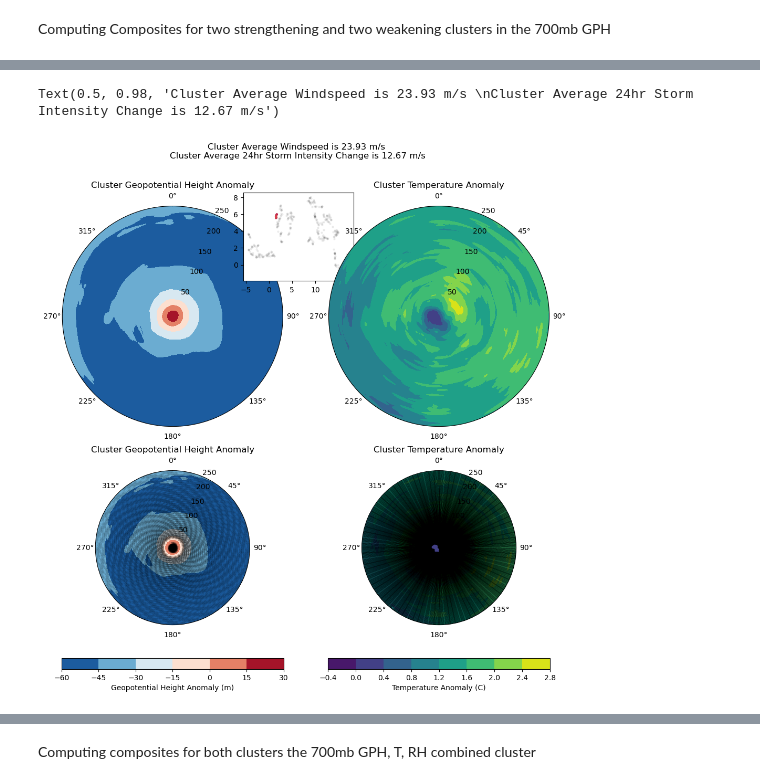
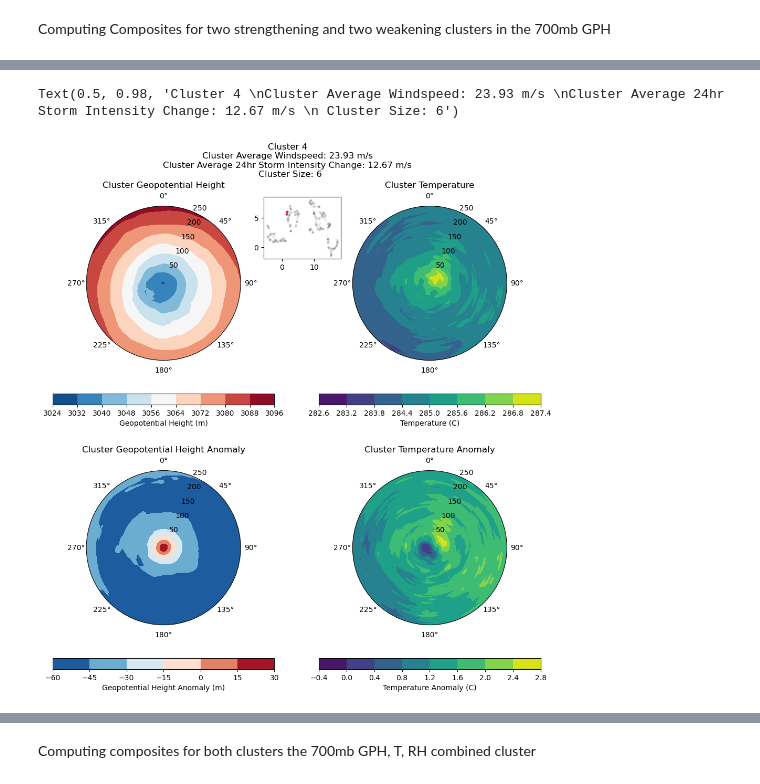
Before and after one commit to ArcticOctopi/Dimensional-Reduction-in-Tropical-Cyclones, a Jupyter notebook: UMAP_processing_workflow.ipynb, the cells around one changed output, grey strips where cells are left out. Drawn from its saved outputs; the diff is of its cells as text; code cells hidden in the pictures.

Commit message:
Updated cluster plots. Added Storm location by cluster

```diff
--- a/UMAP_processing_workflow.ipynb
+++ b/UMAP_processing_workflow.ipynb
@@ -683,7 +627,7 @@ sig_lower_y_t = sig_lower_t[1]/2
 # %%
-title = 'Test'
 UMAP_embedding = embedding_GH700_n5
 
+cluster_name = 'Cluster 4'
 fig, ax = plt.subplots(nrows = 2, ncols = 2, figsize=(12, 12), subplot_kw= {'projection':'polar'})
 Theta, R = np.meshgrid(angle, radius)
 height_im = ax[0,0].contourf(angle, radius, cluster_field_mean_gh.T, cmap = 'RdBu_r')
@@ -691,46 +635,46 @@ height_im = ax[0,0].contourf(angle, radius, cluster_field_mean_gh.T, cmap = 'RdB
 # ax[0,0].scatter(sig_lower_x_gh[::50], sig_lower_y_gh[::50], alpha = 0.1, color = 'black', marker = 'x', s = 10)
 ax[0,0].grid(False)
 ax[0,0].set_theta_direction(-1)
 ax[0,0].set_theta_offset(np.pi/2)
-ax[0,0].set_title('Cluster Geopotential Height Anomaly')
-fig.colorbar(height_im, ax = ax[1,0], location = 'bottom', label = 'Geopotential Height Anomaly (m)')
+ax[0,0].set_title('Cluster Geopotential Height')
+fig.colorbar(height_im, ax = ax[0,0], location = 'bottom', label = 'Geopotential Height (m)')
 
 temp_im = ax[0,1].contourf(angle, radius, cluster_field_mean_t.T, cmap = 'viridis')
 # ax[0,1].scatter(sig_upper_x_t[::60], sig_upper_y_t[::60], alpha = 0.15, color = 'black', marker = '*', s = 5)
 # ax[0,1].scatter(sig_lower_x_t[::60], sig_lower_y_t[::60], alpha = 0.15, color = 'black', marker = '*', s = 5)
 ax[0,1].grid(False)
 ax[0,1].set_theta_direction(-1)
 ax[0,1].set_theta_offset(np.pi/2)
-ax[0,1].set_title('Cluster Temperature Anomaly')
-fig.colorbar(temp_im, ax = ax[1,1], location = 'bottom', label = 'Temperature Anomaly (C)')
+ax[0,1].set_title('Cluster Temperature')
+fig.colorbar(temp_im, ax = ax[0,1], location = 'bottom', label = 'Temperature (C)')
 
-ax00_inset = ax[0,0].inset_axes([.82, .66, .5, .4])
+ax00_inset = ax[0,0].inset_axes([1.15, .66, .5, .4])
 ax00_inset.scatter(UMAP_embedding[:,0], UMAP_embedding[:,1],color = 'black', s = 5, alpha = 0.05)
 ax00_inset.scatter(UMAP_embedding[composite_filter,0], UMAP_embedding[composite_filter,1],
                    c = cluster_winds, cmap = 'Spectral', s = 5,
                    vmin = windspeed_min,
                    vmax = windspeed_max)
 
 
-height_im = ax[1,0].contourf(angle, radius, cluster_field_mean_gh.T, cmap = 'RdBu_r')
-ax[1,0].scatter(sig_upper_x_gh[::40], sig_upper_y_gh[::40], alpha = 0.1, color = 'black', marker = 'x', s = 10)
-ax[1,0].scatter(sig_lower_x_gh[::40], sig_lower_y_gh[::40], alpha = 0.1, color = 'black', marker = 'x', s = 10)
+height_anom_im = ax[1,0].contourf(angle, radius, cluster_field_mean_anom_gh.T, cmap = 'RdBu_r')
+# ax[1,0].scatter(sig_gh_x[::30], sig_gh_y[::30], alpha = 0.1, color = 'black', marker = 'x', s = 10)
+# ax[1,0].scatter(sig_lower_x_gh[::40], sig_lower_y_gh[::40], alpha = 0.1, color = 'black', marker = 'x', s = 10)
 ax[1,0].grid(False)
 ax[1,0].set_theta_direction(-1)
 ax[1,0].set_theta_offset(np.pi/2)
 ax[1,0].set_title('Cluster Geopotential Height Anomaly')
-# fig.colorbar(height_im, ax = ax[1,0], location = 'bottom', label = 'Geopotential Height Anomaly (m)')
+fig.colorbar(height_anom_im, ax = ax[1,0], location = 'bottom', label = 'Geopotential Height Anomaly (m)')
 
-temp_im = ax[1,1].contourf(angle, radius, cluster_field_mean_t.T, cmap = 'viridis')
-ax[1,1].scatter(sig_upper_x_t, sig_upper_y_t, alpha = 0.05, color = 'black', marker = '*', s = 1)
-ax[1,1].scatter(sig_lower_x_t, sig_lower_y_t, alpha = 0.05, color = 'black', marker = '*', s = 1)
+temp_anom_im = ax[1,1].contourf(angle, radius, cluster_field_mean_anom_t.T, cmap = 'viridis')
+# ax[1,1].scatter(sig_t_x[::20], sig_t_y[::20], alpha = 0.05, color = 'black', marker = '*', s = 1)
+# ax[1,1].scatter(sig_lower_x_t, sig_lower_y_t, alpha = 0.05, color = 'black', marker = '*', s = 1)
 ax[1,1].grid(False)
 ax[1,1].set_theta_direction(-1)
 ax[1,1].set_theta_offset(np.pi/2)
 ax[1,1].set_title('Cluster Temperature Anomaly')
-# fig.colorbar(temp_im, ax = ax[1,1], location = 'bottom', label = 'Temperature Anomaly (C)')
+fig.colorbar(temp_anom_im, ax = ax[1,1], location = 'bottom', label = 'Temperature Anomaly (C)')
 
-fig.suptitle(f'Cluster Average Windspeed is {avg_cluster_wind:.2f} m/s \nCluster Average 24hr Storm Intensity Change is {avg_cluster_wind_change:.2f} m/s')
+fig.suptitle(f'{cluster_name} \nCluster Average Windspeed: {avg_cluster_wind:.2f} m/s \nCluster Average 24hr Storm Intensity Change: {avg_cluster_wind_change:.2f} m/s \n Cluster Size: {cluster_size}')
 # %% [output]
-Text(0.5, 0.98, 'Cluster Average Windspeed is 23.93 m/s \nCluster Average 24hr Storm Intensity Change is 12.67 m/s')
+Text(0.5, 0.98, 'Cluster 4 \nCluster Average Windspeed: 23.93 m/s \nCluster Average 24hr Storm Intensity Change: 12.67 m/s \n Cluster Size: 6')
-[figure, old version]
+[figure, new version]
```
Also changed, not shown: parts of 19 cells of this notebook, 9 other files.
